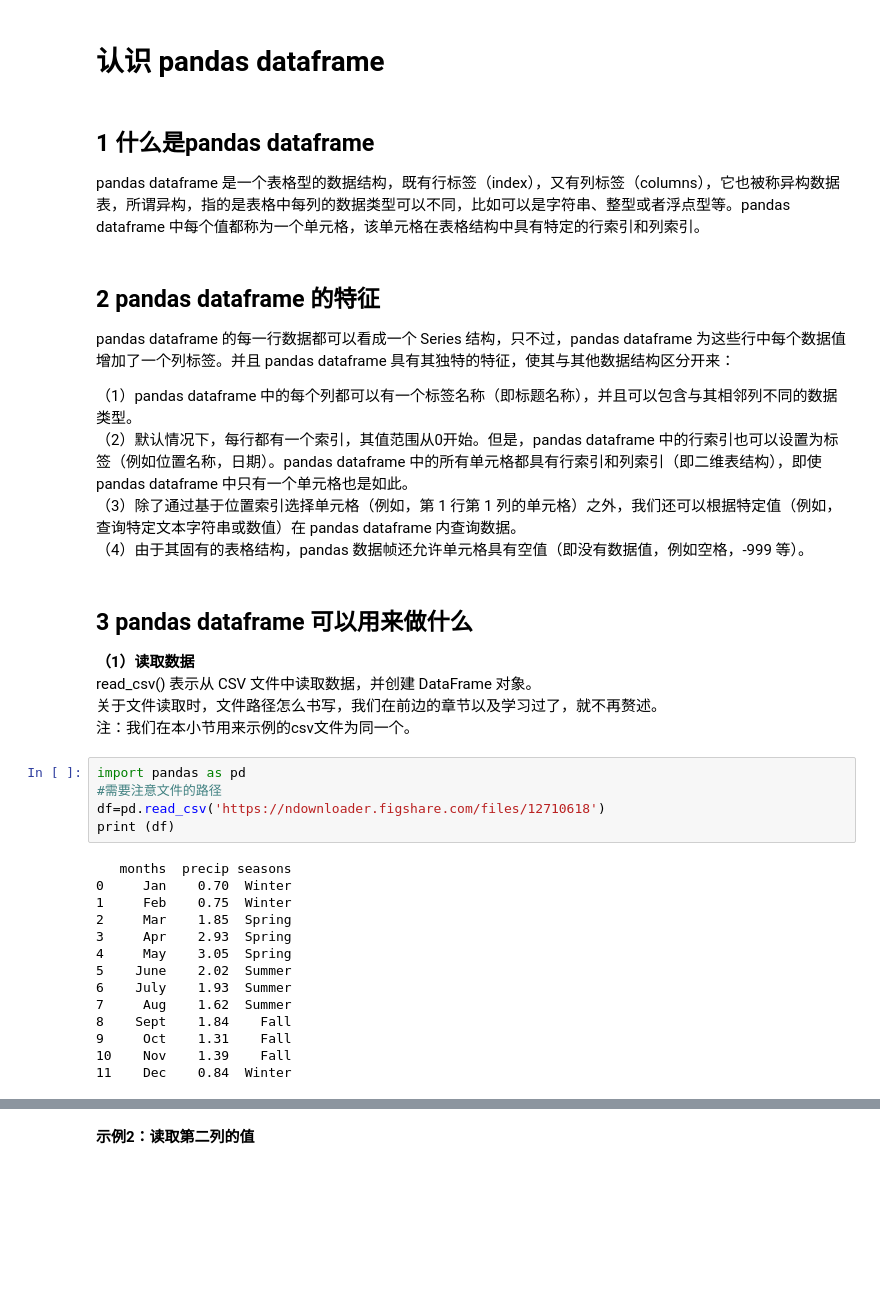
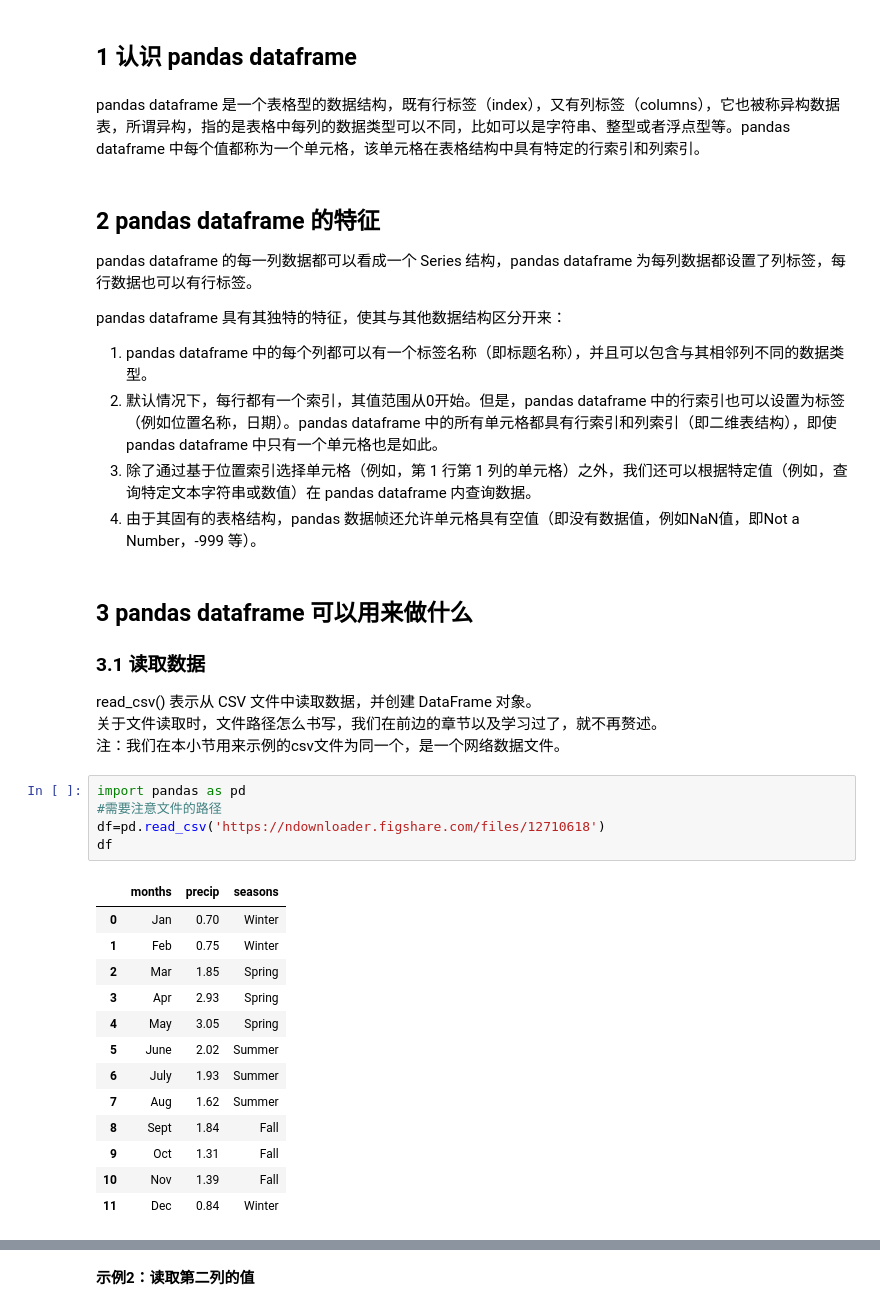
Before and after one commit to iHeadWater/iheadwater_hackweek_tutorials, a Jupyter notebook: iheadwater_hackweek_tutorials/chp5_python_data_science/chp5.2_pandas.ipynb, the cells around one changed output, grey strips where cells are left out. Saved outputs shown, nothing was run; the diff lists cells and outputs as text; blank space fills up the shorter version.

```diff
--- a/iheadwater_hackweek_tutorials/chp5_python_data_science/chp5.2_pandas.ipynb
+++ b/iheadwater_hackweek_tutorials/chp5_python_data_science/chp5.2_pandas.ipynb
@@ -9,42 +26,43 @@ Series 是带标签的一维数组，这里的标签可以理解为索引，但
 # %% [markdown]
-#  认识 pandas dataframe
+## 1 认识 pandas dataframe
 # %% [markdown]
-## 1 什么是pandas dataframe
-
 pandas dataframe 是一个表格型的数据结构，既有行标签（index），又有列标签（columns），它也被称异构数据表，所谓异构，指的是表格中每列的数据类型可以不同，比如可以是字符串、整型或者浮点型等。pandas dataframe 中每个值都称为一个单元格，该单元格在表格结构中具有特定的行索引和列索引。
 # %% [markdown]
 ## 2 pandas dataframe 的特征
 
-pandas dataframe 的每一行数据都可以看成一个 Series 结构，只不过，pandas dataframe 为这些行中每个数据值增加了一个列标签。并且 pandas dataframe 具有其独特的特征，使其与其他数据结构区分开来：
+pandas dataframe 的每一列数据都可以看成一个 Series 结构，pandas dataframe 为每列数据都设置了列标签，每行数据也可以有行标签。
 
-（1）pandas dataframe 中的每个列都可以有一个标签名称（即标题名称），并且可以包含与其相邻列不同的数据类型。
-（2）默认情况下，每行都有一个索引，其值范围从0开始。但是，pandas dataframe 中的行索引也可以设置为标签（例如位置名称，日期）。pandas dataframe 中的所有单元格都具有行索引和列索引（即二维表结构），即使pandas dataframe 中只有一个单元格也是如此。
-（3）除了通过基于位置索引选择单元格（例如，第 1 行第 1 列的单元格）之外，我们还可以根据特定值（例如，查询特定文本字符串或数值）在 pandas dataframe 内查询数据。
-（4）由于其固有的表格结构，pandas 数据帧还允许单元格具有空值（即没有数据值，例如空格，-999 等）。
+pandas dataframe 具有其独特的特征，使其与其他数据结构区分开来：
+
+1. pandas dataframe 中的每个列都可以有一个标签名称（即标题名称），并且可以包含与其相邻列不同的数据类型。
+2. 默认情况下，每行都有一个索引，其值范围从0开始。但是，pandas dataframe 中的行索引也可以设置为标签（例如位置名称，日期）。pandas dataframe 中的所有单元格都具有行索引和列索引（即二维表结构），即使pandas dataframe 中只有一个单元格也是如此。
+3. 除了通过基于位置索引选择单元格（例如，第 1 行第 1 列的单元格）之外，我们还可以根据特定值（例如，查询特定文本字符串或数值）在 pandas dataframe 内查询数据。
+4. 由于其固有的表格结构，pandas 数据帧还允许单元格具有空值（即没有数据值，例如NaN值，即Not a Number，-999 等）。
 # %% [markdown]
 ## 3 pandas dataframe 可以用来做什么
 
-**（1）读取数据**
+### 3.1 读取数据
+
 read_csv() 表示从 CSV 文件中读取数据，并创建 DataFrame 对象。
 关于文件读取时，文件路径怎么书写，我们在前边的章节以及学习过了，就不再赘述。
-注：我们在本小节用来示例的csv文件为同一个。
+注：我们在本小节用来示例的csv文件为同一个，是一个网络数据文件。
 # %%
 import pandas as pd
 #需要注意文件的路径
 df=pd.read_csv('https://ndownloader.figshare.com/files/12710618')
-print (df)
+df
 # %% [output]
-   months  precip seasons
-0     Jan    0.70  Winter
-1     Feb    0.75  Winter
-2     Mar    1.85  Spring
-3     Apr    2.93  Spring
-4     May    3.05  Spring
-5    June    2.02  Summer
-6    July    1.93  Summer
-7     Aug    1.62  Summer
-8    Sept    1.84    Fall
-9     Oct    1.31    Fall
-10    Nov    1.39    Fall
-11    Dec    0.84  Winter
+|  | months | precip | seasons |
+| 0 | Jan | 0.70 | Winter |
+| 1 | Feb | 0.75 | Winter |
+| 2 | Mar | 1.85 | Spring |
+| 3 | Apr | 2.93 | Spring |
+| 4 | May | 3.05 | Spring |
+| 5 | June | 2.02 | Summer |
+| 6 | July | 1.93 | Summer |
+| 7 | Aug | 1.62 | Summer |
+| 8 | Sept | 1.84 | Fall |
+| 9 | Oct | 1.31 | Fall |
+| 10 | Nov | 1.39 | Fall |
+| 11 | Dec | 0.84 | Winter |
 # %% [markdown]
```
Also changed, not shown: parts of 33 cells of this notebook, 9 other files.
